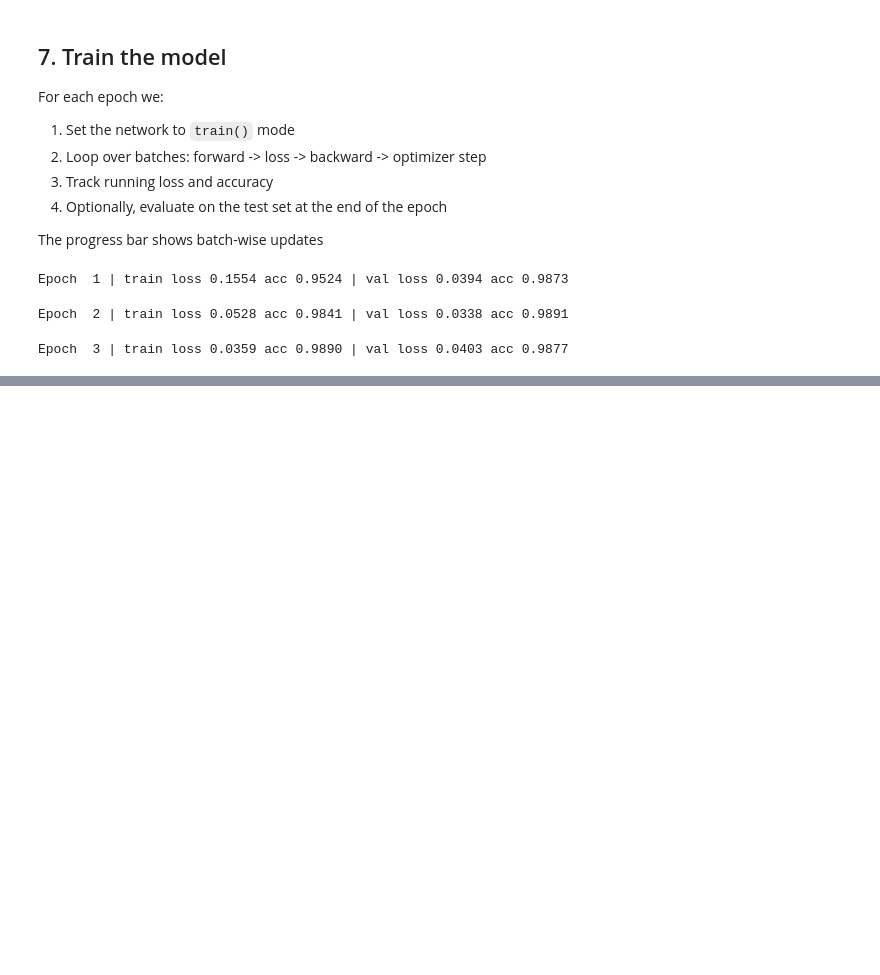
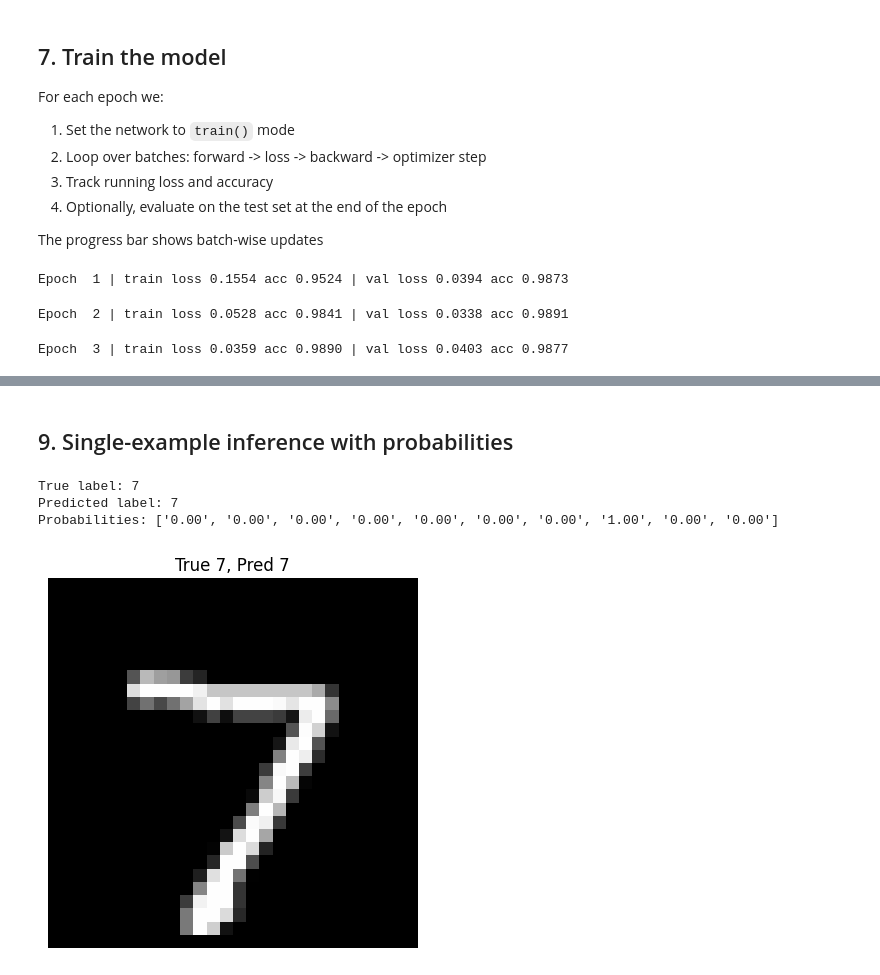
Before and after one commit to martinaspeciale/pytorch-deep-learning, a Jupyter notebook: university_exercises/live-cnn.ipynb, the cells around one changed output, grey strips where cells are left out. Saved outputs shown, nothing was run; the diff lists cells and outputs as text; code cells hidden in the pictures; blank space fills up the shorter version.

Commit message:
Kaggle Notebook | university_exercises/live_cnn | Evaluation on test set

```diff
--- a/university_exercises/live-cnn.ipynb
+++ b/university_exercises/live-cnn.ipynb
@@ -617,0 +643,23 @@ Epoch  3 | train loss 0.0359 acc 0.9890 | val loss 0.0403 acc 0.9877
+# %% [markdown]
+## 9. Single-example inference with probabilities
+# %%
+net.eval()
+x1, y1 = test_ds[0]
+with torch.no_grad():
+    probs = F.softmax(net(x1.unsqueeze(0).to(DEVICE))[0], dim=0).cpu()
+
+print("True label:", y1)
+print("Predicted label:", int(probs.argmax().item()))
+print("Probabilities:", [f"{p:.2f}" for p in probs.tolist()])
+
+plt.figure()
+x1_vis = x1 * 0.3081 + 0.1307
+plt.title(f"True {y1}, Pred {int(probs.argmax().item())}")
+plt.imshow(x1_vis[0].numpy(), cmap="gray")
+plt.axis("off")
+plt.show()
+# %% [output]
+True label: 7
+Predicted label: 7
+Probabilities: ['0.00', '0.00', '0.00', '0.00', '0.00', '0.00', '0.00', '1.00', '0.00', '0.00']
+[figure, added]
```
Also changed, not shown: parts of 4 cells of this notebook.
